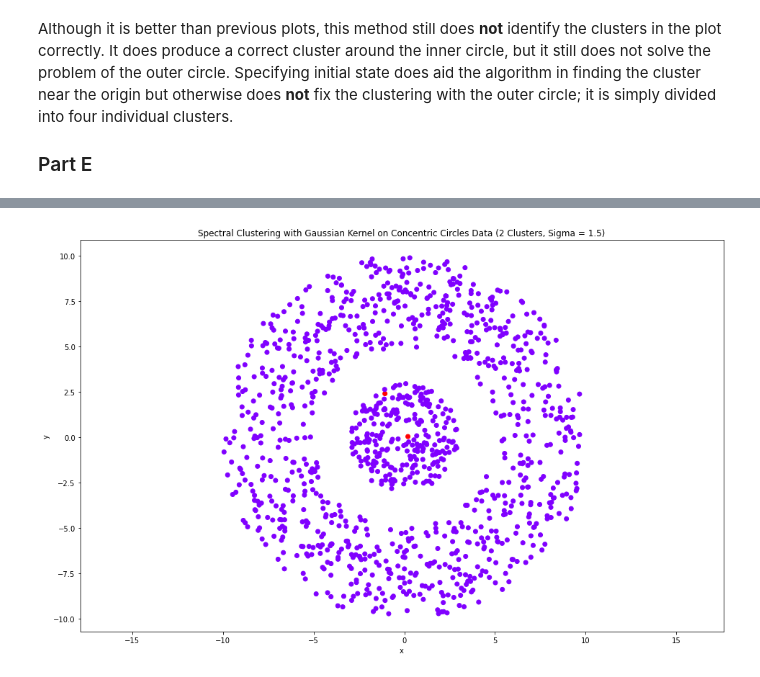
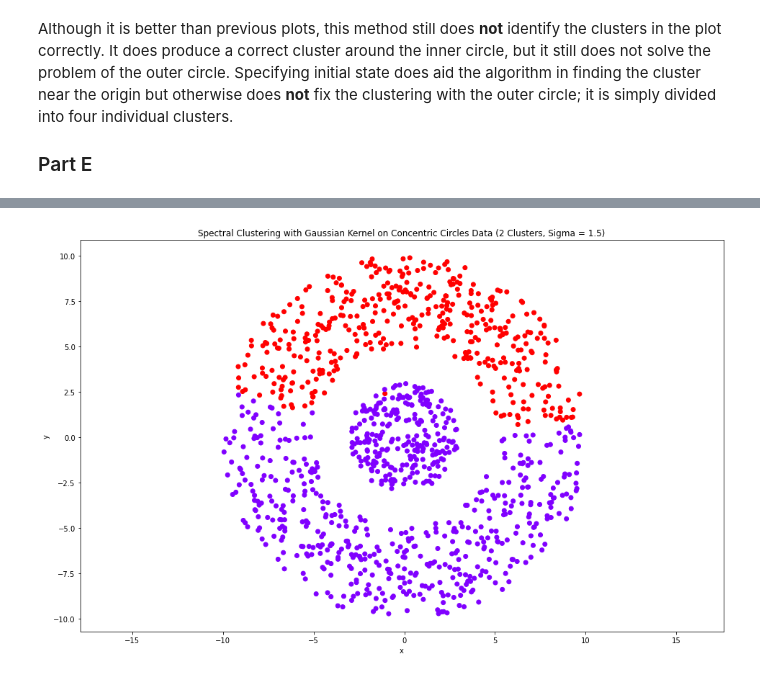
Before and after one commit to rickdgray/Advanced_Predictive_Models, a Jupyter notebook: Homework 10/H10Q1.ipynb, the cells around one changed output, grey strips where cells are left out. Saved outputs shown, nothing was run; the diff lists cells and outputs as text; code cells hidden in the pictures.

```diff
--- a/Homework 10/H10Q1.ipynb
+++ b/Homework 10/H10Q1.ipynb
@@ -78,14 +78,3 @@ plt.show()
 Although it is better than previous plots, this method still does __not__ identify the clusters in the plot correctly. It does produce a correct cluster around the inner circle, but it still does not solve the problem of the outer circle. Specifying initial state does aid the algorithm in finding the cluster near the origin but otherwise does __not__ fix the clustering with the outer circle; it is simply divided into four individual clusters.
 
 ### Part E
-# %%
-spectral = SpectralClustering(n_clusters=2, affinity='nearest_neighbors')
-spectral.fit(x)
-
-_, ax = plt.subplots(figsize=(16, 10))
-plt.scatter(x.x, x.y, c=spectral.labels_, cmap='rainbow')
-plt.axis('equal')
-ax.set_xlabel('x')
-ax.set_ylabel('y')
-ax.set_title('Spectral Clustering on Concentric Circles Data (2 Clusters)')
-plt.show()
@@ -94,30 +81,30 @@ plt.show()
 # %%
 def gaussian_kernel(x, sigma):
     return np.exp(-pairwise_distances(x, x) ** 2 / (2 * sigma ** 2))
 
 def get_top_k_eigenvectors(x, k):
-    eigenvalues, eigenvectors = np.linalg.eig(x)
-    eigenvectors = eigenvectors[:, np.argsort(eigenvalues)[::-1]]
+    _, eigenvectors = np.linalg.eig(x)
+    eigenvectors = np.real(eigenvectors)
     return eigenvectors[:, :k]
 
 def gaussian_spectral(x, k, sigma):
     affinity = gaussian_kernel(x, sigma)
     affinity = affinity - np.diag(np.diag(affinity))
     degrees = np.diag(np.sum(affinity, axis = 0) ** -0.5)
     laplacian = degrees.dot(affinity).dot(degrees)
     y = get_top_k_eigenvectors(laplacian, k)
     for i in range(k):
         y[i, :] = y[i, :] / np.linalg.norm(y[i, :])
-    kmeans = KMeans(n_clusters=k)
+    kmeans = KMeans(n_clusters=k, init='random')
     kmeans.fit(y)
     _, ax = plt.subplots(figsize=(16, 10))
     plt.scatter(x.x, x.y, c=kmeans.labels_, cmap='rainbow')
     plt.axis('equal')
     ax.set_xlabel('x')
     ax.set_ylabel('y')
     ax.set_title(f'Spectral Clustering with Gaussian Kernel on Concentric Circles Data ({k} Clusters, Sigma = {sigma})')
     plt.show()
 
 gaussian_spectral(x, 2, 1.5)
 # %% [output]
-[figure, old version]
+[figure, new version]
```
Also changed, not shown: parts of 6 cells of this notebook, 1 other file.
